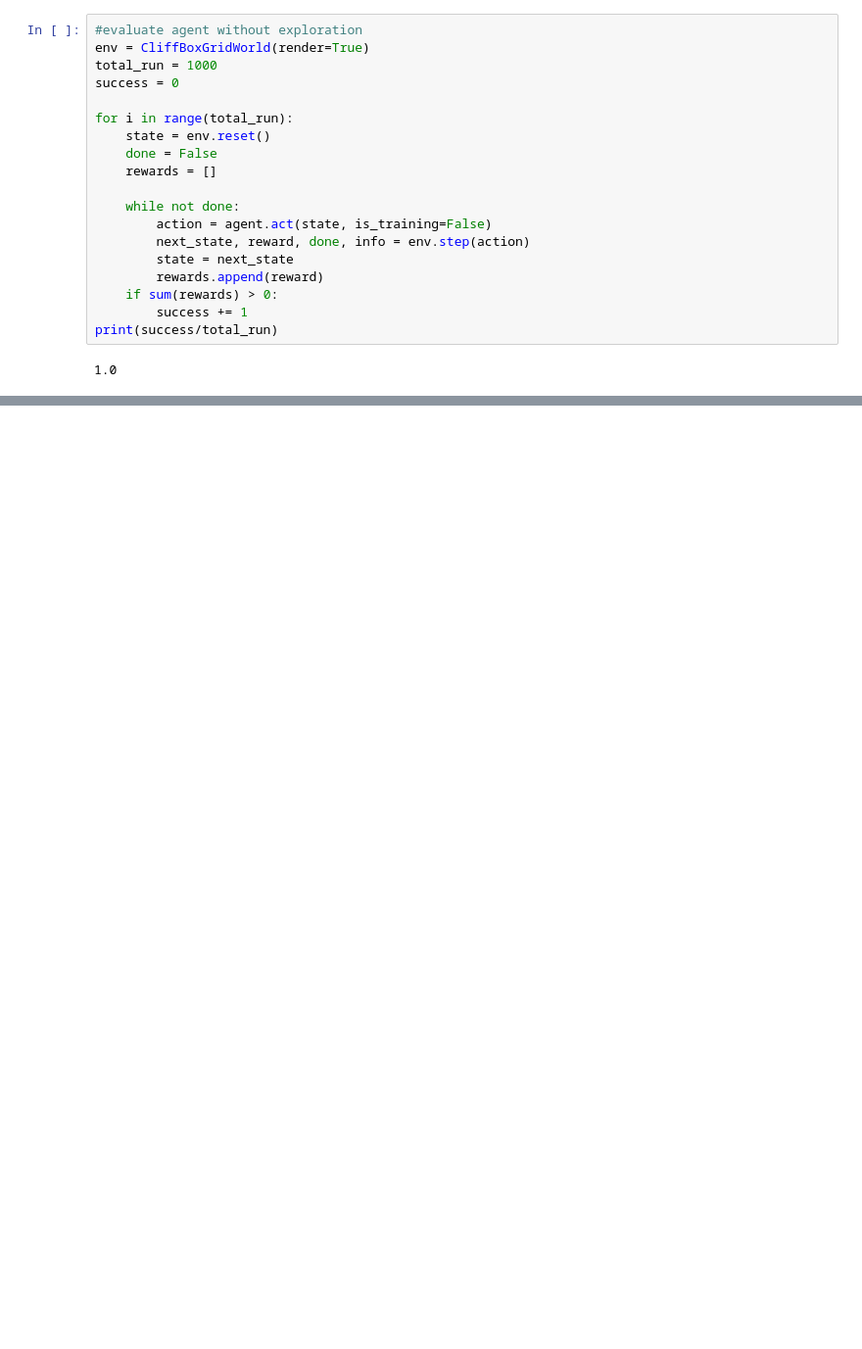
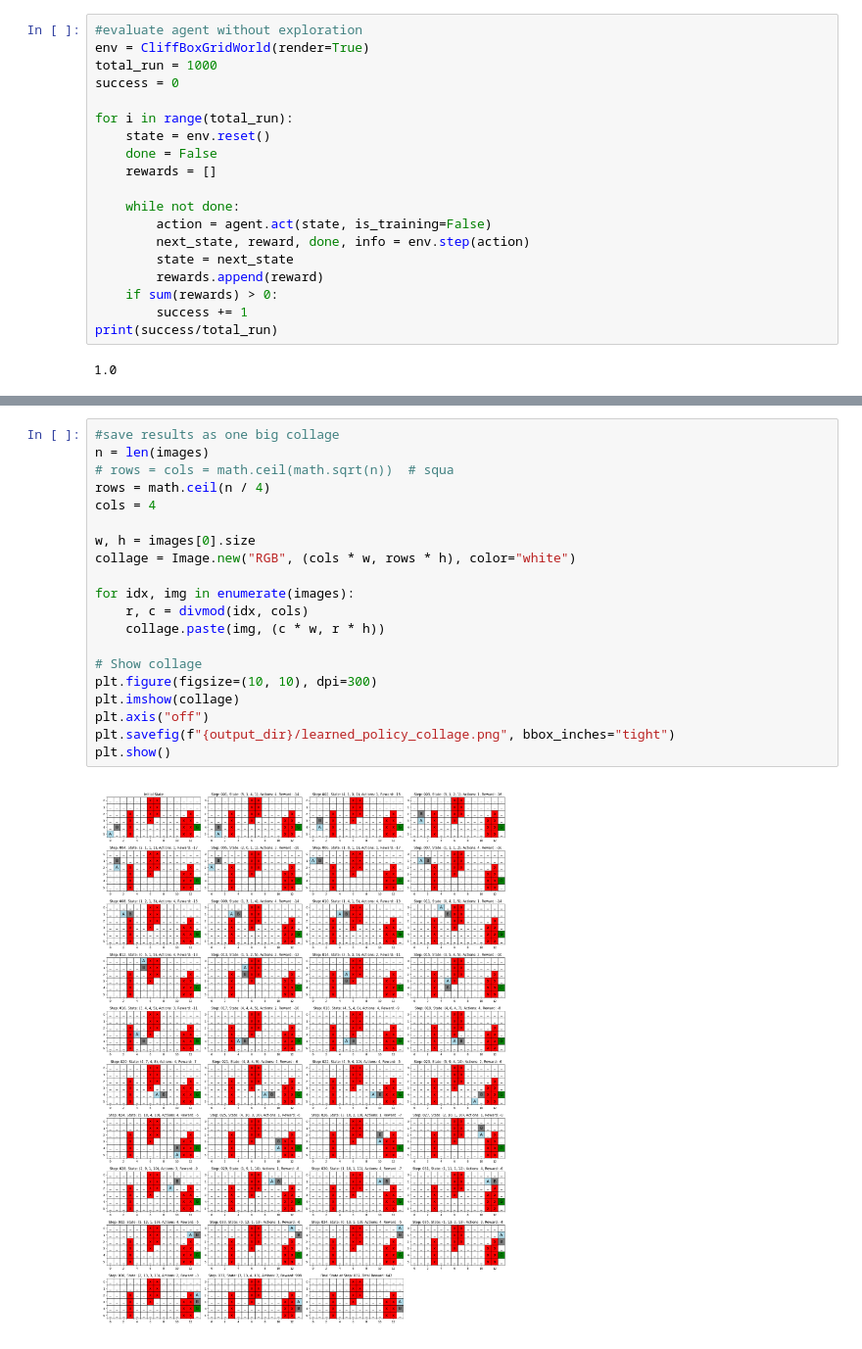
Before and after one commit to Ardacandra/ai6101_rl_agent, a Jupyter notebook: sandbox.ipynb, the cells around one changed output, grey strips where cells are left out. Shown at 98% size. Saved outputs shown, nothing was run; the diff lists cells and outputs as text; blank space fills up the shorter version.

```diff
--- a/sandbox.ipynb
+++ b/sandbox.ipynb
@@ -214,0 +232,22 @@ plot_state_grid(
+# %%
+#save results as one big collage
+n = len(images)
+# rows = cols = math.ceil(math.sqrt(n))  # squa
+rows = math.ceil(n / 4)
+cols = 4
+
+w, h = images[0].size
+collage = Image.new("RGB", (cols * w, rows * h), color="white")
+
+for idx, img in enumerate(images):
+    r, c = divmod(idx, cols)
+    collage.paste(img, (c * w, r * h))
+
+# Show collage
+plt.figure(figsize=(10, 10), dpi=300)
+plt.imshow(collage)
+plt.axis("off")
+plt.savefig(f"{output_dir}/learned_policy_collage.png", bbox_inches="tight")
+plt.show()
+# %% [output]
+[figure, added]
```
Also changed, not shown: parts of 7 cells of this notebook, 1 other file.
